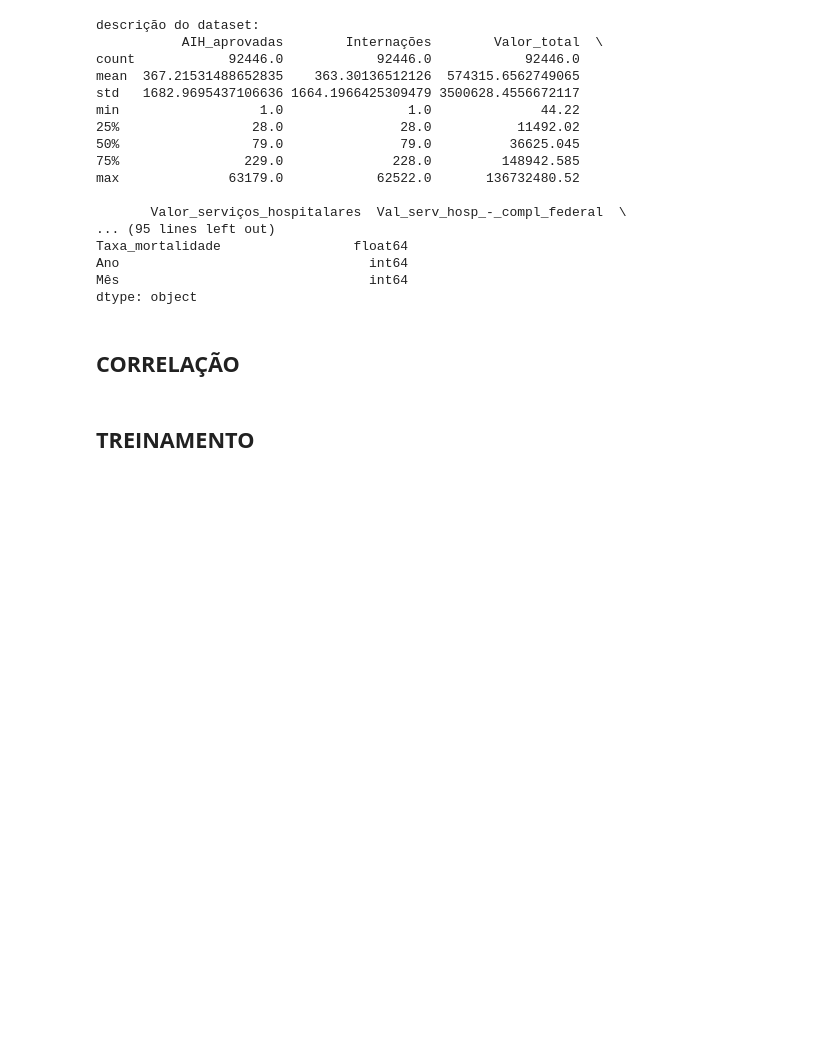
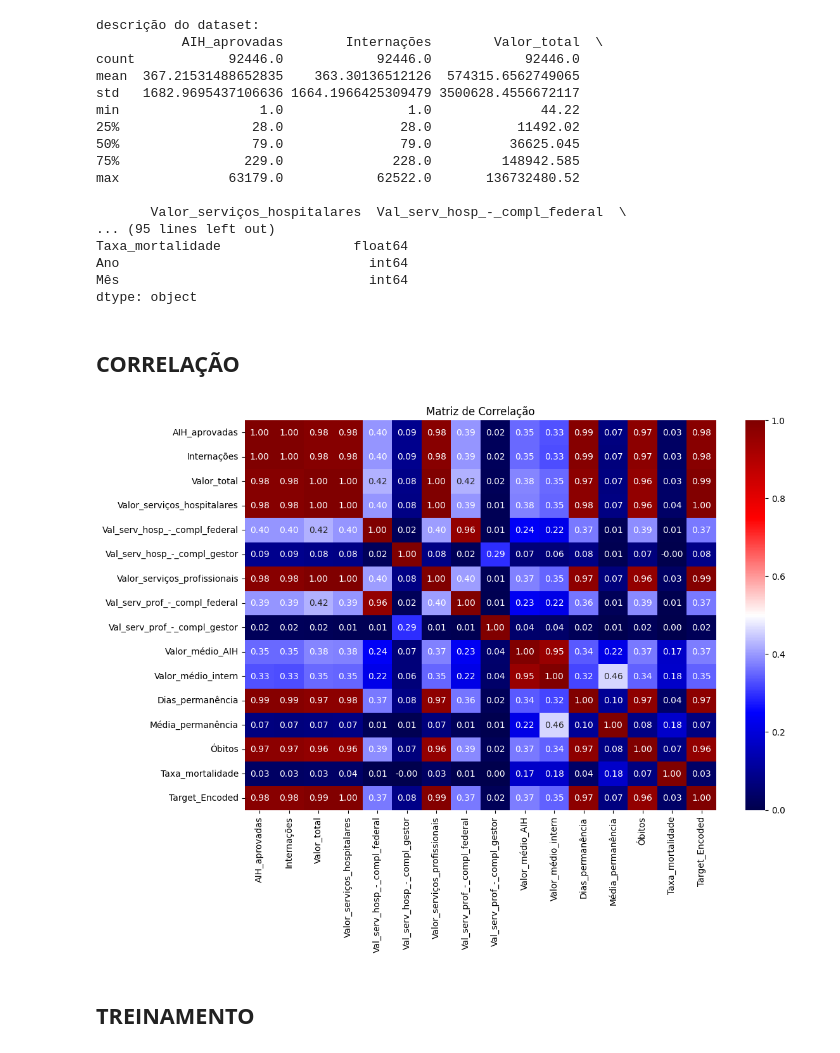
Before and after one commit to Mc-Nanes/Minera--oDeDados, a Jupyter notebook: datasus.ipynb, the cells around one changed output. Cells and saved outputs as stored; diff of their text form; code cells hidden in the pictures; blank space fills up the shorter version.

Commit message:
uso de TargedEncoder p/ fazer a correlação

```diff
--- a/datasus.ipynb
+++ b/datasus.ipynb
@@ -86,17 +88,25 @@ dtype: object
 # %% [markdown]
 ## **CORRELAÇÃO**
 # %%
+from category_encoders import TargetEncoder
 
-data = dados_unificados.copy()
-data = data.drop(columns=['Ano','Mês'])
-numeric_df = data.select_dtypes(include=[np.number])
+df = dados_unificados.copy()
+# 2. Target Encoding
+target_enc = TargetEncoder(smoothing=0)
+df['Target_Encoded'] = target_enc.fit_transform(
+    df['Município'], df['Valor_total'])
+
+df = df.drop(columns=['Ano','Mês'])
+numeric_df = df.select_dtypes(include=[np.number])
 
 # Calcular a matriz de correlação
 corr_matrix = numeric_df.corr()
 plt.figure(figsize=(12, 8))
 sns.heatmap(corr_matrix, annot=True, cmap='seismic', fmt='.2f')
 plt.title('Matriz de Correlação')
 plt.show()
+# %% [output]
+[figure, added]
 # %% [markdown]
 ## **TREINAMENTO**
 # %% [markdown]
```
Also changed, not shown: parts of 1 cell of this notebook.
